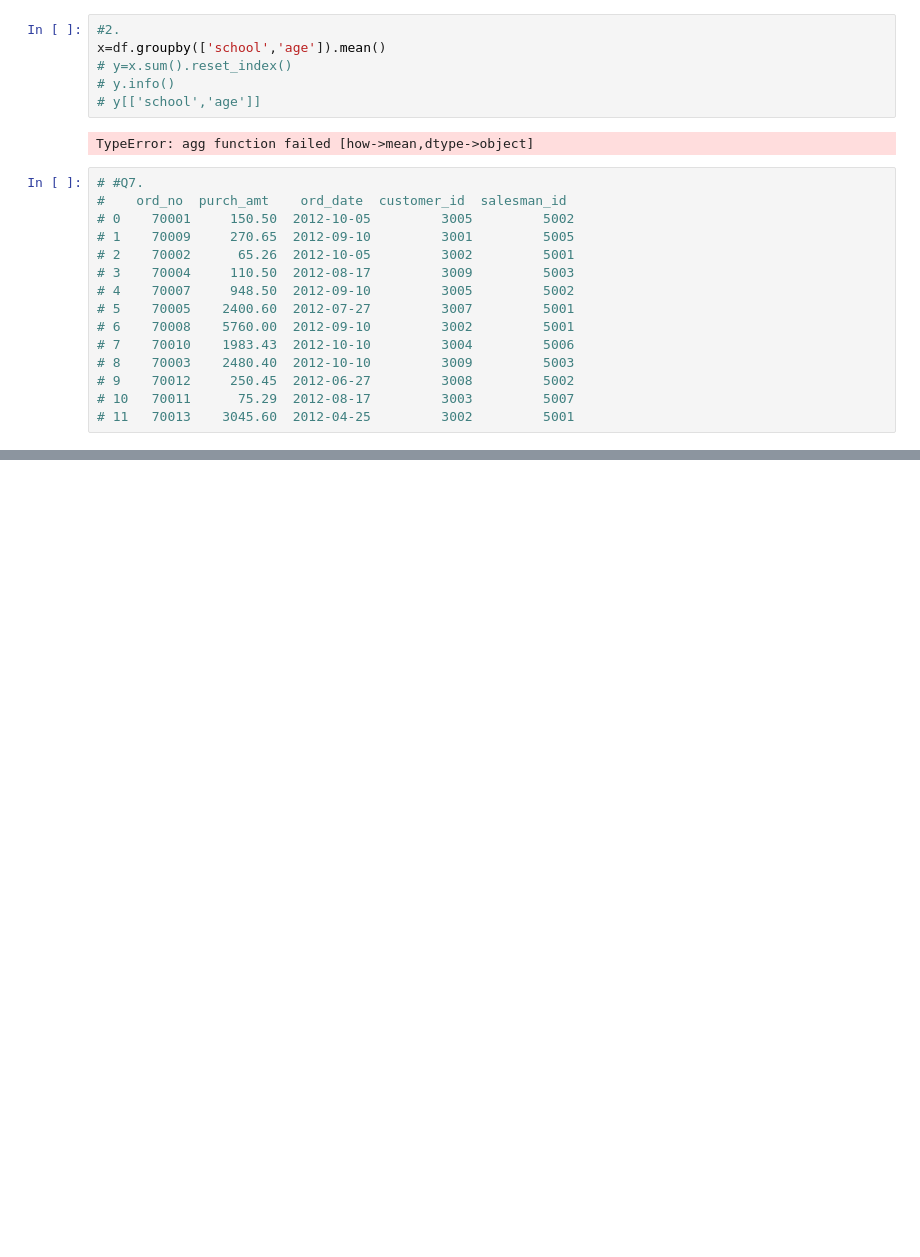
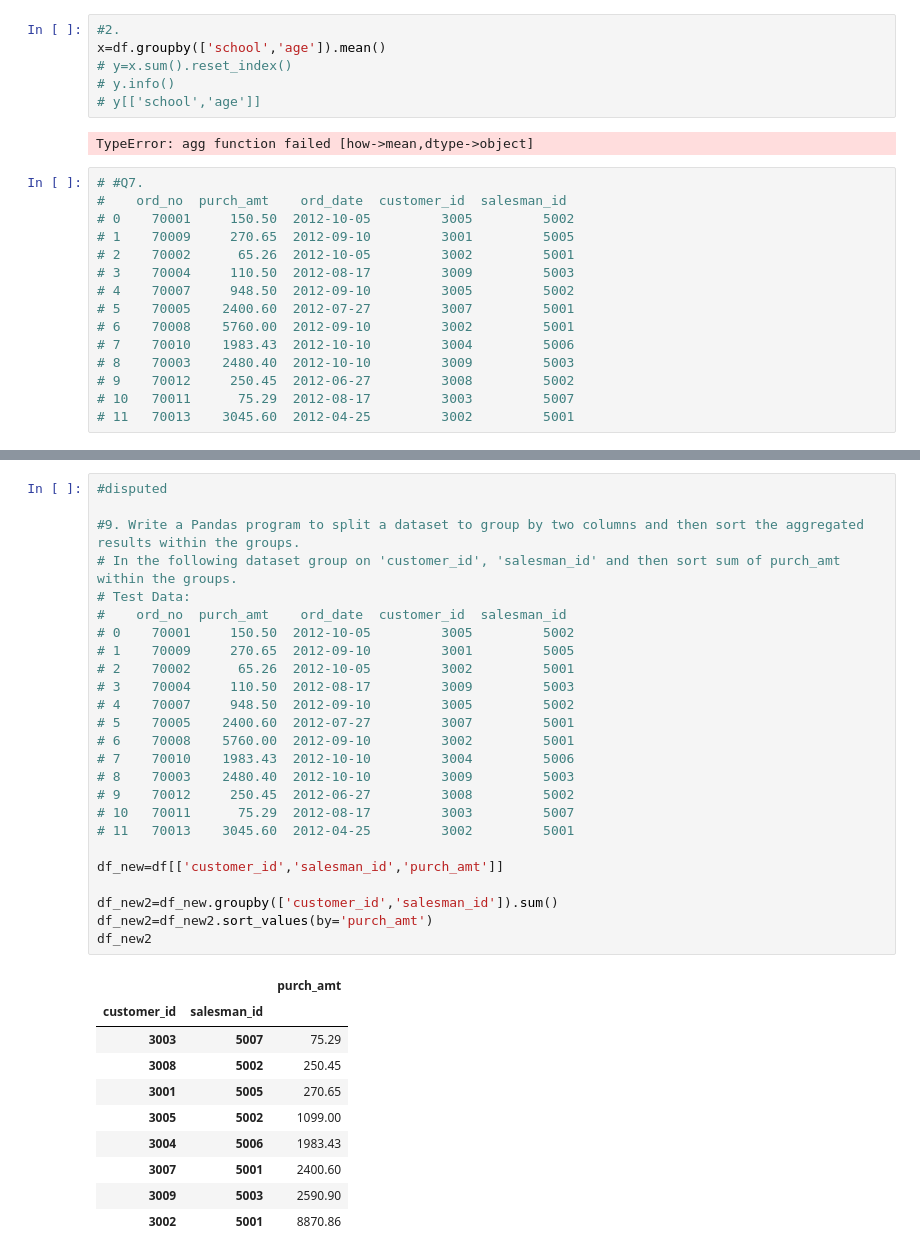
Before and after one commit to AayushParab44/Advanced_Statistics, a Jupyter notebook: mergeandsplitassignment.ipynb, the cells around one changed output, grey strips where cells are left out. Drawn from its saved outputs; the diff is of its cells as text; blank space fills up the shorter version.

```diff
--- a/mergeandsplitassignment.ipynb
+++ b/mergeandsplitassignment.ipynb
@@ -136,0 +207,36 @@ TypeError: agg function failed [how->mean,dtype->object]
+# %%
+#disputed
+
+#9. Write a Pandas program to split a dataset to group by two columns and then sort the aggregated results within the groups.
+# In the following dataset group on 'customer_id', 'salesman_id' and then sort sum of purch_amt within the groups.
+# Test Data:
+#    ord_no  purch_amt    ord_date  customer_id  salesman_id
+# 0    70001     150.50  2012-10-05         3005         5002
+# 1    70009     270.65  2012-09-10         3001         5005
+# 2    70002      65.26  2012-10-05         3002         5001
+# 3    70004     110.50  2012-08-17         3009         5003
+# 4    70007     948.50  2012-09-10         3005         5002
+# 5    70005    2400.60  2012-07-27         3007         5001
+# 6    70008    5760.00  2012-09-10         3002         5001
+# 7    70010    1983.43  2012-10-10         3004         5006
+# 8    70003    2480.40  2012-10-10         3009         5003
+# 9    70012     250.45  2012-06-27         3008         5002
+# 10   70011      75.29  2012-08-17         3003         5007
+# 11   70013    3045.60  2012-04-25         3002         5001
+
+df_new=df[['customer_id','salesman_id','purch_amt']]
+
+df_new2=df_new.groupby(['customer_id','salesman_id']).sum()
+df_new2=df_new2.sort_values(by='purch_amt')
+df_new2
+# %% [output]
+|  |  | purch_amt |
+| customer_id | salesman_id |  |
+| 3003 | 5007 | 75.29 |
+| 3008 | 5002 | 250.45 |
+| 3001 | 5005 | 270.65 |
+| 3005 | 5002 | 1099.00 |
+| 3004 | 5006 | 1983.43 |
+| 3007 | 5001 | 2400.60 |
+| 3009 | 5003 | 2590.90 |
+| 3002 | 5001 | 8870.86 |
```
Also changed, not shown: parts of 8 cells of this notebook, 1 other file.
